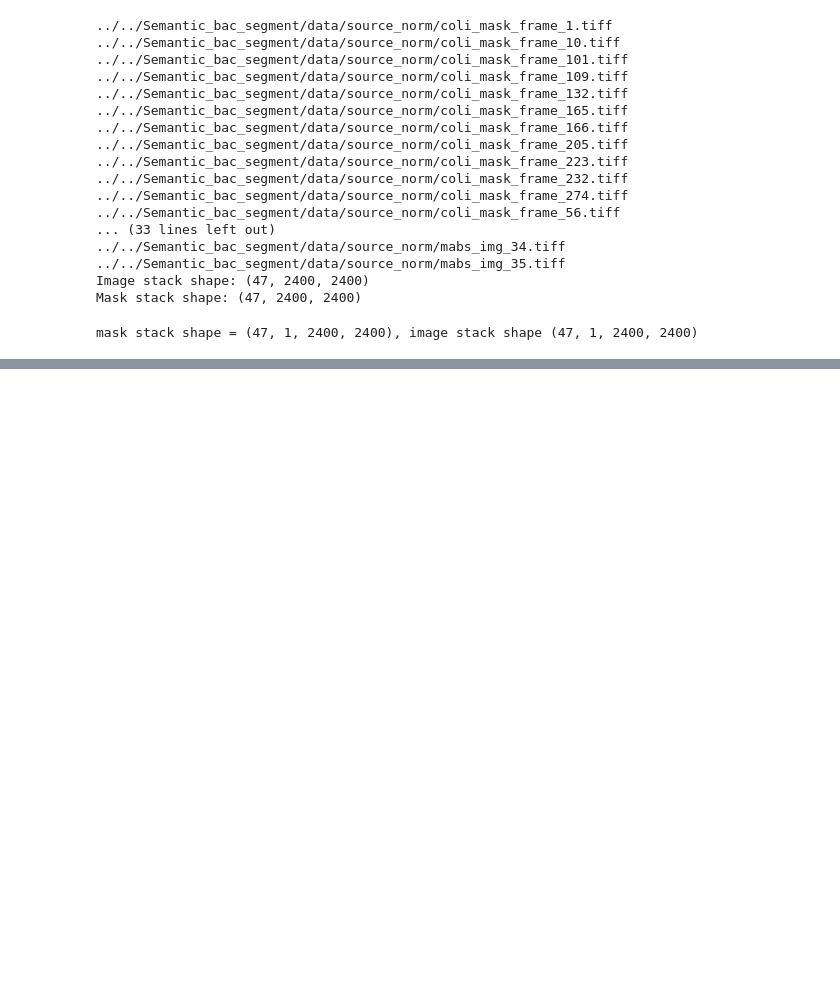
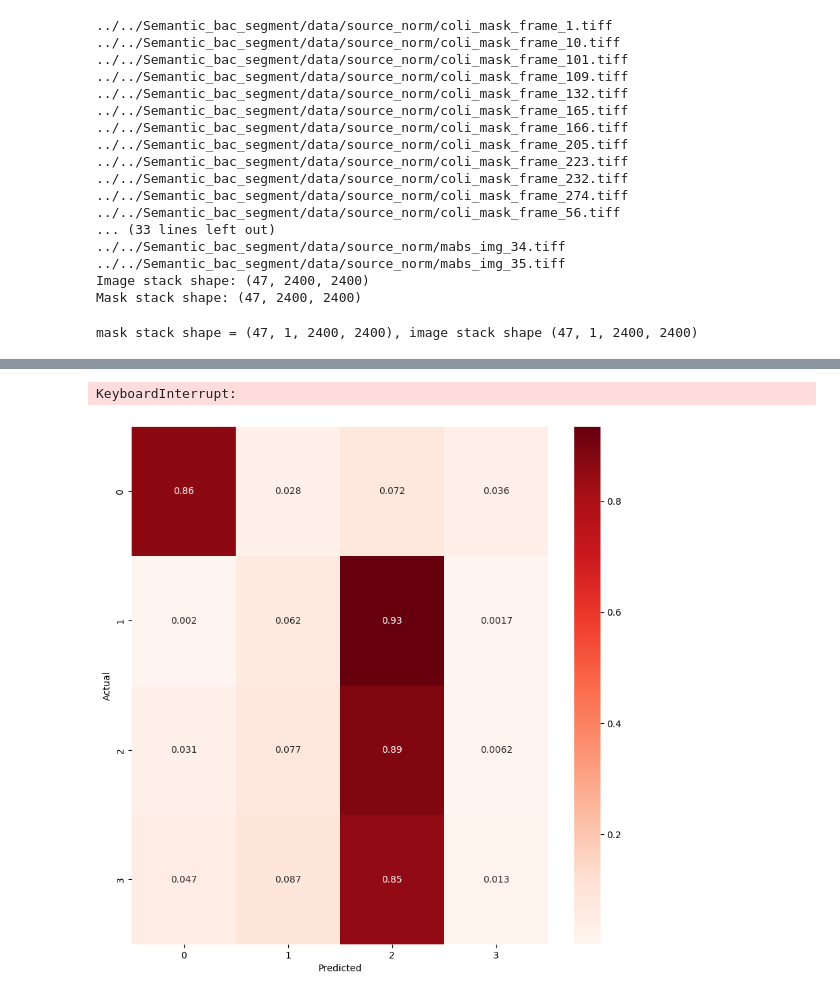
Before and after one commit to phisanti/Semantic_bac_segment, a Jupyter notebook: experiments/model_eval.ipynb, the cells around one changed output, grey strips where cells are left out. Cells and saved outputs as stored; diff of their text form; code cells hidden in the pictures; blank space fills up the shorter version.

```diff
--- a/experiments/model_eval.ipynb
+++ b/experiments/model_eval.ipynb
@@ -151,0 +337,2 @@ mask_stack_binary=np.where(mask_stack > 20, 1, 0)
+# %%
+preds, multi_masks, _ = pad_images_and_masks(preds_path, multi_masks_path, max_size=(2400, 2400))
@@ -151,0 +357,42 @@ mask_stack_binary=np.where(mask_stack > 20, 1, 0)
+# %%
+preds=np.where(preds> .5, 1, 0)
+multi_masks=multi_masks/255
+# %%
+from sklearn.metrics import confusion_matrix
+
+# Assuming 'preds' and 'multi_masks' are numpy arrays
+cm = confusion_matrix(y_true=multi_masks.flatten(), y_pred=preds.flatten())
+
+# Normalize the confusion matrix to get percentages
+cm_normalized = cm.astype('float') / cm.sum(axis=1)[:, np.newaxis]
+
+# Print the normalized confusion matrix
+print(cm_normalized)
+# %% [output]
+KeyboardInterrupt:
+# %%
+from monai.metrics import get_confusion_matrix
+
+# Calculate the confusion matrix
+#confusion_matrix = ConfusionMatrix()
+x=get_confusion_matrix(y_pred=torch.from_numpy(preds), y=torch.from_numpy(multi_masks/255))
+# %%
+cm_sum = torch.sum(x, dim=0)
+
+# Normalize the confusion matrix
+cm_normalized = cm_sum.float() / cm_sum.sum(dim=1, keepdim=True)
+# %%
+import seaborn as sns
+import matplotlib.pyplot as plt
+
+# Normalize the confusion matrix
+cm_normalized_np = cm_normalized.numpy()
+
+# Plot the confusion matrix
+plt.figure(figsize=(10, 10))
+sns.heatmap(cm_normalized_np, annot=True, cmap='Reds')
+plt.xlabel('Predicted')
+plt.ylabel('Actual')
+plt.show()
+# %% [output]
+[figure, added]
```
Also changed, not shown: parts of 26 cells of this notebook, 3 other files.
